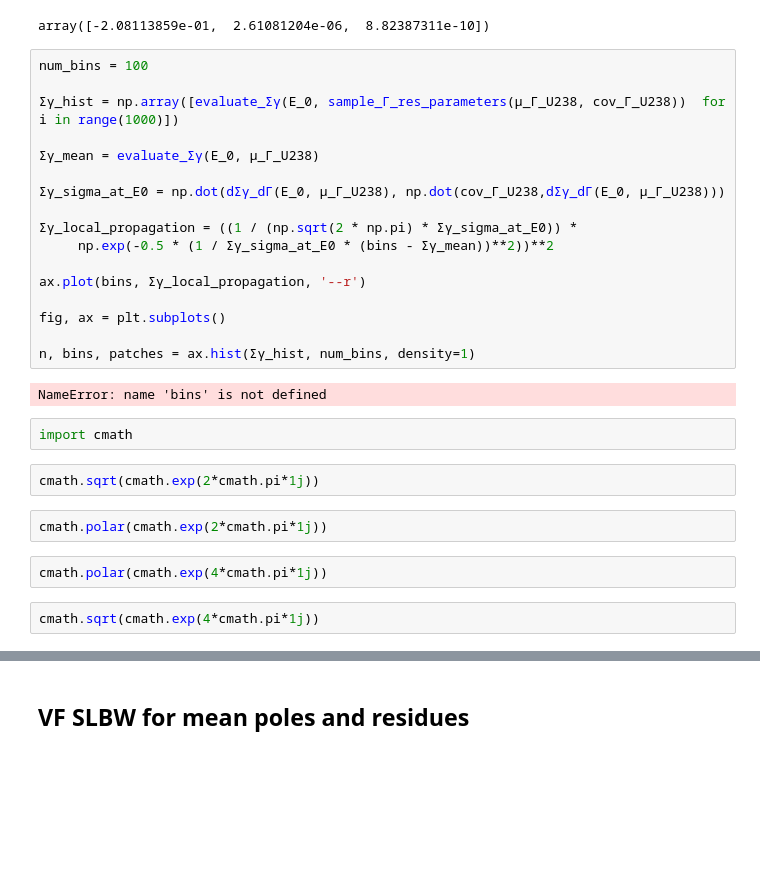
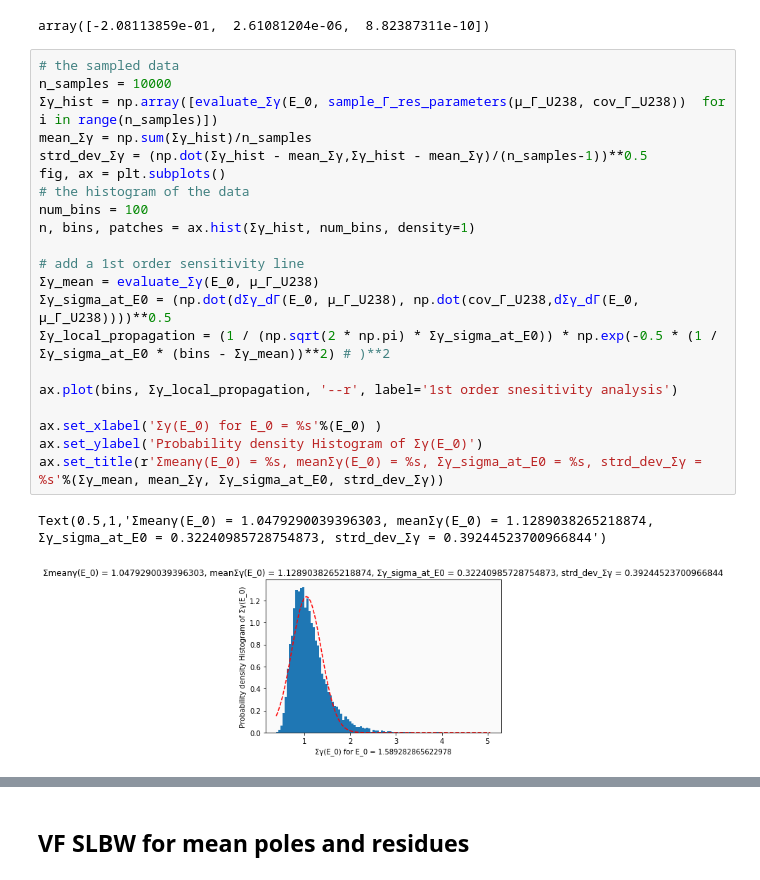
Before and after one commit to icmeyer/Uncertainty-Methods-Toy-Problem, a Jupyter notebook: covariance_conversion.ipynb, the cells around one changed output, grey strips where cells are left out. Saved outputs shown, nothing was run; the diff lists cells and outputs as text; blank space fills up the shorter version.

```diff
--- a/covariance_conversion.ipynb
+++ b/covariance_conversion.ipynb
@@ -193,31 +193,26 @@ np.dot(cov_Γ_U238,dΣγ_dΓ(E_0, μ_Γ_U238))
 # %% [output]
 array([-2.08113859e-01,  2.61081204e-06,  8.82387311e-10])
 # %%
+# the sampled data
+n_samples = 10000
+Σγ_hist = np.array([evaluate_Σγ(E_0, sample_Γ_res_parameters(μ_Γ_U238, cov_Γ_U238))  for i in range(n_samples)])
+mean_Σγ = np.sum(Σγ_hist)/n_samples
+strd_dev_Σγ = (np.dot(Σγ_hist - mean_Σγ,Σγ_hist - mean_Σγ)/(n_samples-1))**0.5
+fig, ax = plt.subplots()
+# the histogram of the data
 num_bins = 100
+n, bins, patches = ax.hist(Σγ_hist, num_bins, density=1)
 
-Σγ_hist = np.array([evaluate_Σγ(E_0, sample_Γ_res_parameters(μ_Γ_U238, cov_Γ_U238))  for i in range(1000)])
+# add a 1st order sensitivity line
+Σγ_mean = evaluate_Σγ(E_0, μ_Γ_U238)
+Σγ_sigma_at_E0 = (np.dot(dΣγ_dΓ(E_0, μ_Γ_U238), np.dot(cov_Γ_U238,dΣγ_dΓ(E_0, μ_Γ_U238))))**0.5
+Σγ_local_propagation = (1 / (np.sqrt(2 * np.pi) * Σγ_sigma_at_E0)) * np.exp(-0.5 * (1 / Σγ_sigma_at_E0 * (bins - Σγ_mean))**2) # )**2
 
-Σγ_mean = evaluate_Σγ(E_0, μ_Γ_U238)
+ax.plot(bins, Σγ_local_propagation, '--r', label='1st order snesitivity analysis')
 
-Σγ_sigma_at_E0 = np.dot(dΣγ_dΓ(E_0, μ_Γ_U238), np.dot(cov_Γ_U238,dΣγ_dΓ(E_0, μ_Γ_U238)))
-
-Σγ_local_propagation = ((1 / (np.sqrt(2 * np.pi) * Σγ_sigma_at_E0)) *
-     np.exp(-0.5 * (1 / Σγ_sigma_at_E0 * (bins - Σγ_mean))**2))**2
-
-ax.plot(bins, Σγ_local_propagation, '--r')
-
-fig, ax = plt.subplots()
-
-n, bins, patches = ax.hist(Σγ_hist, num_bins, density=1)
+ax.set_xlabel('Σγ(E_0) for E_0 = %s'%(E_0) )
+ax.set_ylabel('Probability density Histogram of Σγ(E_0)')
+ax.set_title(r'Σmeanγ(E_0) = %s, meanΣγ(E_0) = %s, Σγ_sigma_at_E0 = %s, strd_dev_Σγ = %s'%(Σγ_mean, mean_Σγ, Σγ_sigma_at_E0, strd_dev_Σγ))
 # %% [output]
-NameError: name 'bins' is not defined
+Text(0.5,1,'Σmeanγ(E_0) = 1.0479290039396303, meanΣγ(E_0) = 1.1289038265218874, Σγ_sigma_at_E0 = 0.32240985728754873, strd_dev_Σγ = 0.39244523700966844')
+[figure, added]
-# %%
-import cmath
-# %%
-cmath.sqrt(cmath.exp(2*cmath.pi*1j))
-# %%
-cmath.polar(cmath.exp(2*cmath.pi*1j))
-# %%
-cmath.polar(cmath.exp(4*cmath.pi*1j))
-# %%
-cmath.sqrt(cmath.exp(4*cmath.pi*1j))
```
Also changed, not shown: parts of 33 cells of this notebook, 1 other file.
